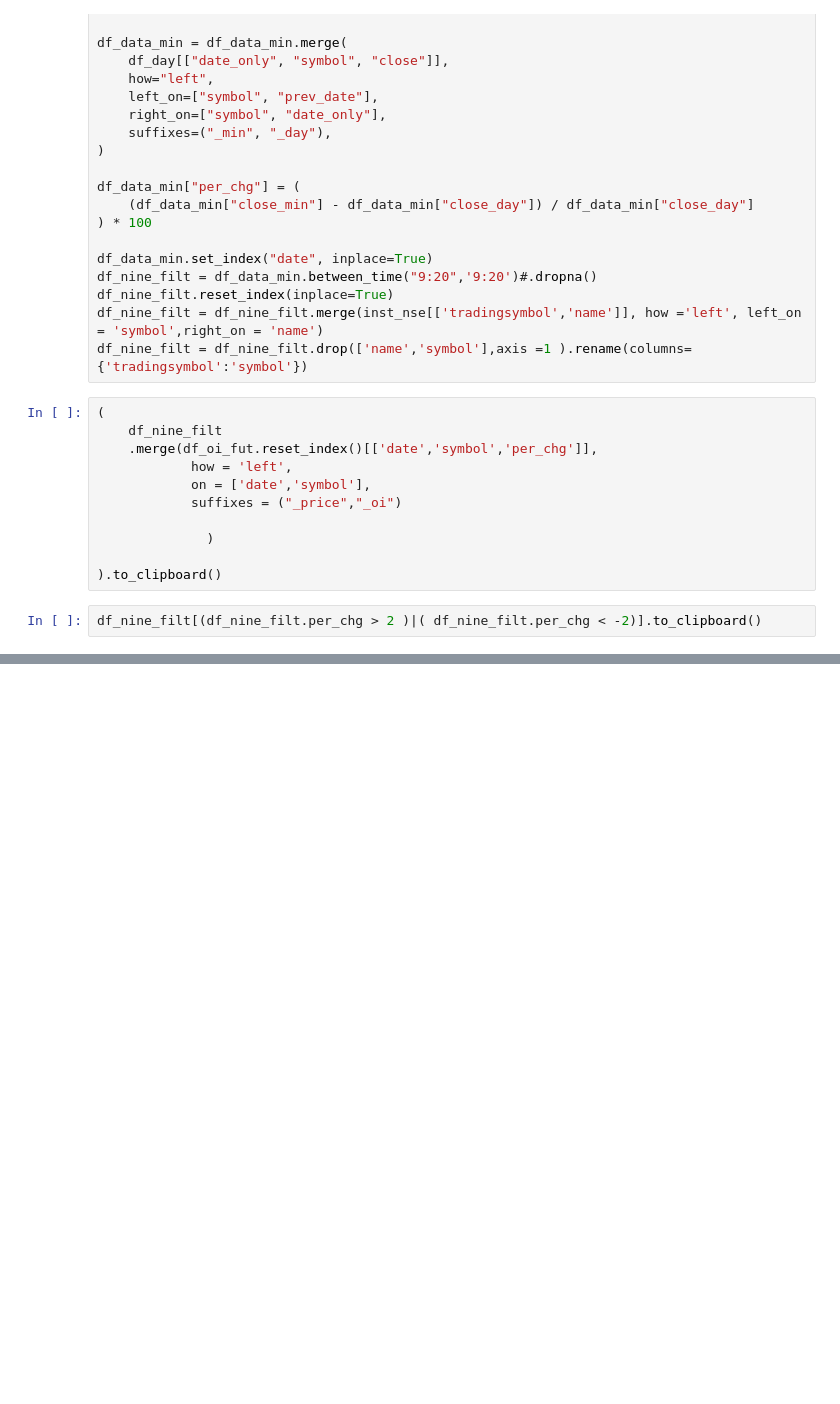
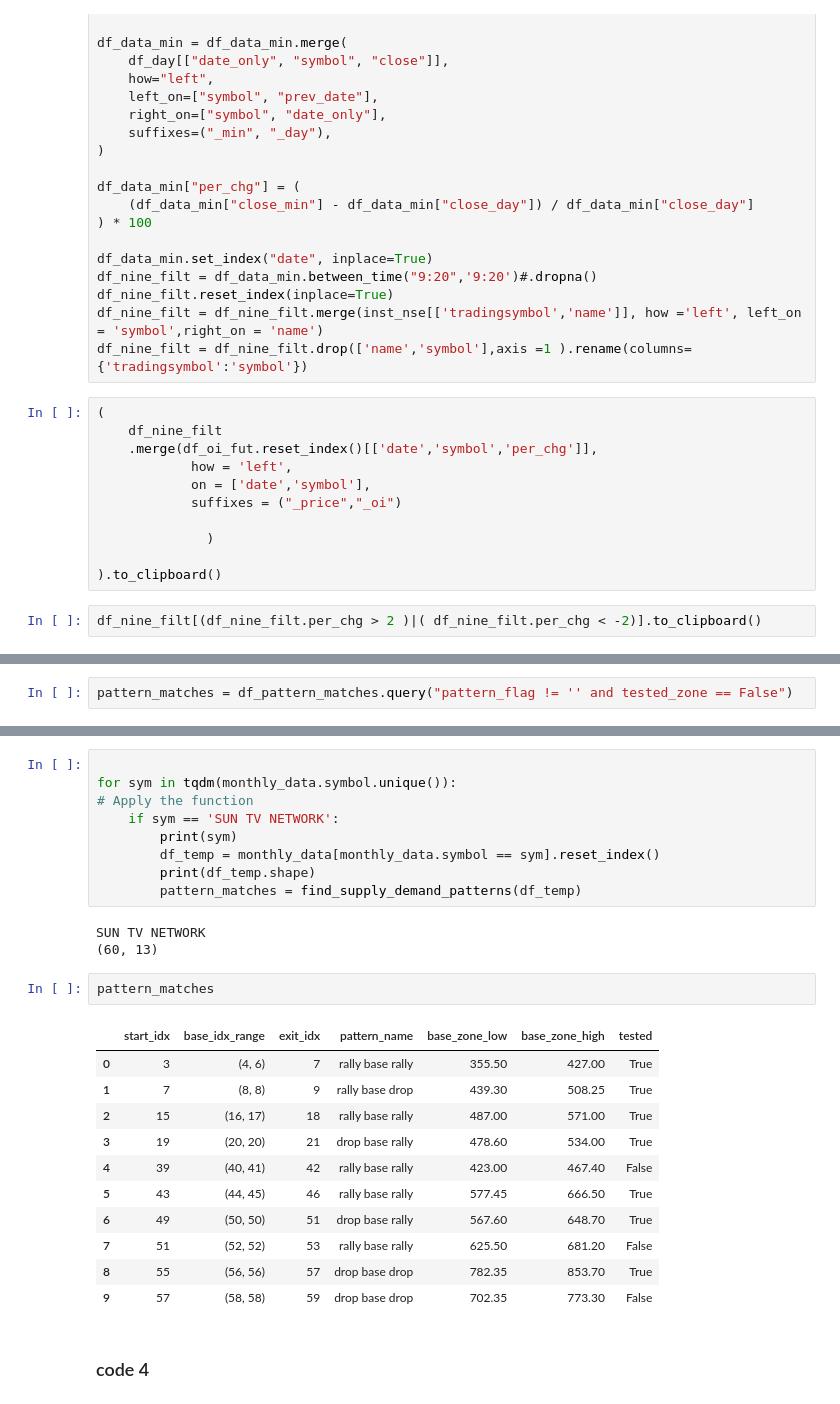
Before and after one commit to Madcodex/stock_automata, a Jupyter notebook: notebook/identify_signals.ipynb, the cells around one changed output, grey strips where cells are left out. Cells and saved outputs as stored; diff of their text form; blank space fills up the shorter version.

```diff
--- a/notebook/identify_signals.ipynb
+++ b/notebook/identify_signals.ipynb
@@ -1168,0 +1580,2 @@ df_nine_filt[(df_nine_filt.per_chg > 2 )|( df_nine_filt.per_chg < -2)].to_clipbo
+# %%
+pattern_matches = df_pattern_matches.query("pattern_flag != '' and tested_zone == False")
@@ -1168,0 +1753,28 @@ df_nine_filt[(df_nine_filt.per_chg > 2 )|( df_nine_filt.per_chg < -2)].to_clipbo
+# %%
+
+for sym in tqdm(monthly_data.symbol.unique()):
+# Apply the function
+    if sym == 'SUN TV NETWORK':
+        print(sym)
+        df_temp = monthly_data[monthly_data.symbol == sym].reset_index()
+        print(df_temp.shape)
+        pattern_matches = find_supply_demand_patterns(df_temp)
+# %% [output]
+SUN TV NETWORK
+(60, 13)
+# %%
+pattern_matches
+# %% [output]
+|  | start_idx | base_idx_range | exit_idx | pattern_name | base_zone_low | base_zone_high | tested |
+| 0 | 3 | (4, 6) | 7 | rally base rally | 355.50 | 427.00 | True |
+| 1 | 7 | (8, 8) | 9 | rally base drop | 439.30 | 508.25 | True |
+| 2 | 15 | (16, 17) | 18 | rally base rally | 487.00 | 571.00 | True |
+| 3 | 19 | (20, 20) | 21 | drop base rally | 478.60 | 534.00 | True |
+| 4 | 39 | (40, 41) | 42 | rally base rally | 423.00 | 467.40 | False |
+| 5 | 43 | (44, 45) | 46 | rally base rally | 577.45 | 666.50 | True |
+| 6 | 49 | (50, 50) | 51 | drop base rally | 567.60 | 648.70 | True |
+| 7 | 51 | (52, 52) | 53 | rally base rally | 625.50 | 681.20 | False |
+| 8 | 55 | (56, 56) | 57 | drop base drop | 782.35 | 853.70 | True |
+| 9 | 57 | (58, 58) | 59 | drop base drop | 702.35 | 773.30 | False |
+# %% [markdown]
+### code 4
```
Also changed, not shown: parts of 67 cells of this notebook.
